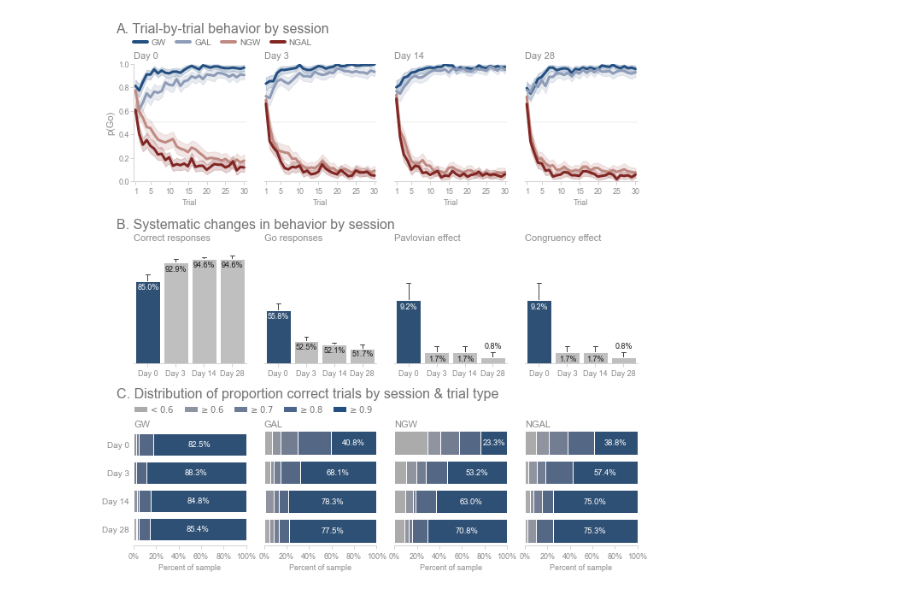
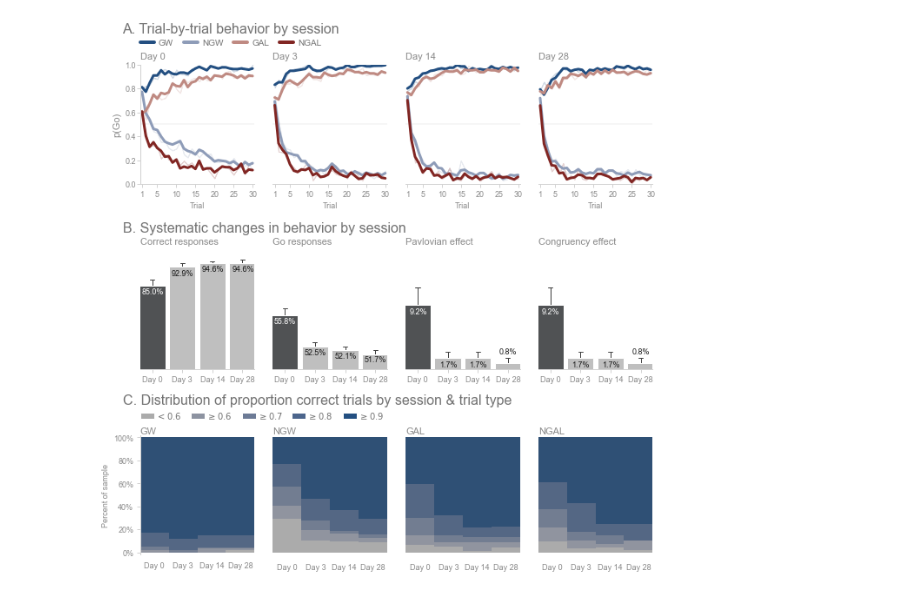
Before and after one commit to nivlab/RobotFactory, a Jupyter notebook: figures/scripts/figure02-scratchpad.ipynb, the cells around one changed output. Drawn from its saved outputs; the diff is of its cells as text; code cells hidden in the pictures.

```diff
--- a/figures/scripts/figure02-scratchpad.ipynb
+++ b/figures/scripts/figure02-scratchpad.ipynb
@@ -15,12 +15,13 @@ np.random.seed(47404)
 
 ## Define variable ordering.
 sessions = [1,2,3,4]
-robots = ['gw','gal','ngw','ngal']
+robots = ['gw','ngw','gal','ngal']
 
 ## Define palettes.
 palette_1 = ['#234f81', '#8e9cb8', '#bf8a82', '#812623']
-palette_2 = ['#234f81', '0.75', '0.75', '0.75']
+palette_2 = ['#4f5255', '0.75', '0.75', '0.75']
 palette_3 = ['#234f81', '#4c658c', '#6d7b96', '#8d93a1', '#ababab']
+# palette_3 = ['#4f5255', '#656769', '#7b7d7f', '#939495', '#ababab']
 
 ## Define labels.
 labels = ['Day 0', 'Day 3', 'Day 14', 'Day 28']
@@ -65,7 +66,8 @@ for i, session in enumerate(sessions):
 
     ## Plot learning curves.
     sns.lineplot(x='exposure', y='choice', hue='robot', data=data.query(f'session == {session}'),
-                 hue_order=robots, palette=palette_1, legend=False, errorbar=('ci', 95), lw=3, ax=ax)
+                 hue_order=robots, palette=palette_1, legend=False, errorbar=('ci', 95), lw=3, ax=ax,
+                 n_boot=1)
 
     ## Add midway line.
     ax.axhline(0.5, color='k', alpha=0.05, zorder=-1)
@@ -128,7 +130,7 @@ for i, v in enumerate(pivot.median()):
 # ax.plot([1,1], [0.93,0.94], color=labelcolor, lw=1)
 
 ## Adjust x-axis.
-ax.set(xticks=np.arange(len(labels)), xlabel='')
+ax.set(xlim=(-0.4,3.4), xticks=np.arange(len(labels)), xlabel='')
 ax.set_xticklabels(labels, color=tickcolor, fontsize=9)
 
 ## Adjust y-axis.
@@ -168,7 +170,7 @@ for i, v in enumerate(pivot.median()):
             color='w' if not i else 'k', fontsize=9, zorder=10)
 
 ## Adjust x-axis.
-ax.set(xticks=np.arange(len(labels)), xlabel='')
+ax.set(xlim=(-0.4,3.4), xticks=np.arange(len(labels)), xlabel='')
 ax.set_xticklabels(labels, color=tickcolor, fontsize=9)
 
 ## Adjust y-axis.
@@ -205,7 +207,7 @@ for i, v in enumerate(pivot.median()):
             color='w' if not i else 'k', fontsize=9, zorder=10)
 
 ## Adjust x-axis.
-ax.set(xticks=np.arange(len(labels)), xlabel='')
+ax.set(xlim=(-0.4,3.4), xticks=np.arange(len(labels)), xlabel='')
 ax.set_xticklabels(labels, color=tickcolor, fontsize=9)
 
 ## Adjust y-axis.
@@ -245,7 +247,7 @@ for i, v in enumerate(pivot.median()):
             color='w' if not i else 'k', fontsize=9, zorder=10)
 
 ## Adjust x-axis.
-ax.set(xticks=np.arange(len(labels)), xlabel='')
+ax.set(xlim=(-0.4,3.4), xticks=np.arange(len(labels)), xlabel='')
 ax.set_xticklabels(labels, color=tickcolor, fontsize=9)
 
 ## Adjust y-axis.
@@ -282,51 +284,64 @@ for i, robot in enumerate(robots):
 
     ## Initialize axis.
     ax = plt.subplot(gs[2,i])
 
-    ## Stacked barchart.
+    ## Iterative plot percent stacked barchart.
     for score, color in zip(np.unique(gb.score)[::-1], palette_3):
 
-        ## Plot scores.
+        ## Plot proportions.
         q = f'robot == "{robot}" and score == {score}'
-        sns.barplot(x='cumprop', y='session', data=gb.query(q), order=sessions,
-                    palette=np.repeat(color, 4), orient='h', ax=ax)
+        sns.barplot(x='session', y='cumprop', data=gb.query(q), order=sessions,
+                    palette=np.repeat(color, 4), width=1, linewidth=0, ax=ax)
 
-    ## Annotations.
-    for y, session in enumerate(sessions):
-        v = gb.set_index(['robot','session','score']).loc[(robot,session,4)].prop
-        ax.annotate('%0.1f%%' %(v*1e2), (0,0), (1-v/2, y), ha='center', va='center',
-                    color='w', fontsize=9.5)
+        ## Add horizontal category delimiters.
+        # for x, y in enumerate(gb.query(q).cumprop):
+        #     ax.hlines(y, x-0.5, x+0.5, color='w', lw=0.5)
+
+    ## Add vertical categorical delimeters.
+    # for x, session in enumerate(sessions):
+    #     y = gb.query(f'robot == "{robot}" and session == {session}').cumprop.values
+    #     ax.vlines(x+0.5, y[0], y[-2], color='w', lw=0.5)
+
+    ## Add annotations.
+    # for x, session in enumerate(sessions):
+    #     v = gb.set_index(['robot','session','score']).loc[(robot,session,4)].prop
+    #     ax.annotate('%0.1f%%' %(v*1e2), (0,0), (x, 1-v), ha='center', va='bottom',
+    #                 color='w', fontsize=9.5)
 
     ## Adjust x-axis.
-    ax.set(xlim=(0,1), xticks=np.linspace(0,1,6))
-    ax.set_xticklabels(['%0.0f%%' %p for p in np.linspace(0,1e2,6)], fontsize=9, color=tickcolor)
-    ax.set_xlabel('Percent of sample', fontsize=9, color=tickcolor)
+    ax.set(xlim=(-0.5,3.5), xticks=np.arange(len(labels)), xlabel='')
+    ax.set_xticklabels(labels, color=tickcolor, fontsize=9)
 
     ## Adjust y-axis.
-    ax.set(ylabel='', yticks=np.arange(len(sessions)), yticklabels=[])
-    if not i: ax.set_yticklabels(labels, ha='right', fontsize=10, color=tickcolor)
+    ax.set(ylim=(-0.02,1.02), yticks=np.linspace(0,1,6), yticklabels=[], ylabel='')
+    if not i:
+        ax.set_yticklabels(['%0.0f%%' %p for p in np.linspace(0,1e2,6)], fontsize=9, color=tickcolor)
+        ax.set_ylabel('Percent of sample', fontsize=9, color=tickcolor)
 
     ## Adjust title.
-    ax.set_title(robot.upper(), loc='left', color=tickcolor, fontsize=11, pad=0)
+    ax.set_title(robot.upper(), loc='left', color=tickcolor, fontsize=11, pad=2)
 
     ## Adjust legend.
     if not i:
         scores = [r'$<0.6$', r'$\geq0.6$', r'$\geq0.7$', r'$\geq0.8$', r'$\geq0.9$']
-        for score, color in zip(scores, palette_3[::-1]): ax.barh(0, 0, color=color, label=score)
+        for score, color in zip(scores, palette_3[::-1]): ax.bar(0, 0, color=color, label=score)
         ax.legend(loc=2, bbox_to_anchor=(0, 1.21), ncol=5, frameon=False, labelcolor=labelcolor, fontsize=10,
                   borderpad=0, borderaxespad=0, handletextpad=0.2, handlelength=1.6, columnspacing=1.1)
 
     ## Modify ax spines.
-    ax.yaxis.set_tick_params(pad=1)
-    ax.spines['bottom'].set(linewidth=1, color=axiscolor)
-    ax.tick_params(bottom=True, left=False, color=axiscolor, length=4, width=1)
-    sns.despine(ax=ax, left=True, right=True, top=True, bottom=False)
+    if not i:
+        ax.spines['left'].set(linewidth=1, color=axiscolor)
+        ax.tick_params(bottom=False, left=True, color=axiscolor, length=4, width=1)
+        sns.despine(ax=ax, left=False, right=True, top=True, bottom=True)
+    else:
+        ax.tick_params(bottom=False, left=False)
+        sns.despine(ax=ax, left=True, right=True, top=True, bottom=True)
 
     ## Add annotation.
     if not i: ax.annotate('C. Distribution of proportion correct trials by session & trial type', (0,0), (-0.15,1.24), 'axes fraction',
                           ha='left', va='bottom', color=labelcolor, fontsize=16)
 
 ## Save figure.
 plt.savefig(os.path.join(ROOT_DIR, 'figures', 'fig02.png'), dpi=100)
 # %% [output]
-[figure, old version]
+[figure, new version]
```
Also changed, not shown: 7 other files.
